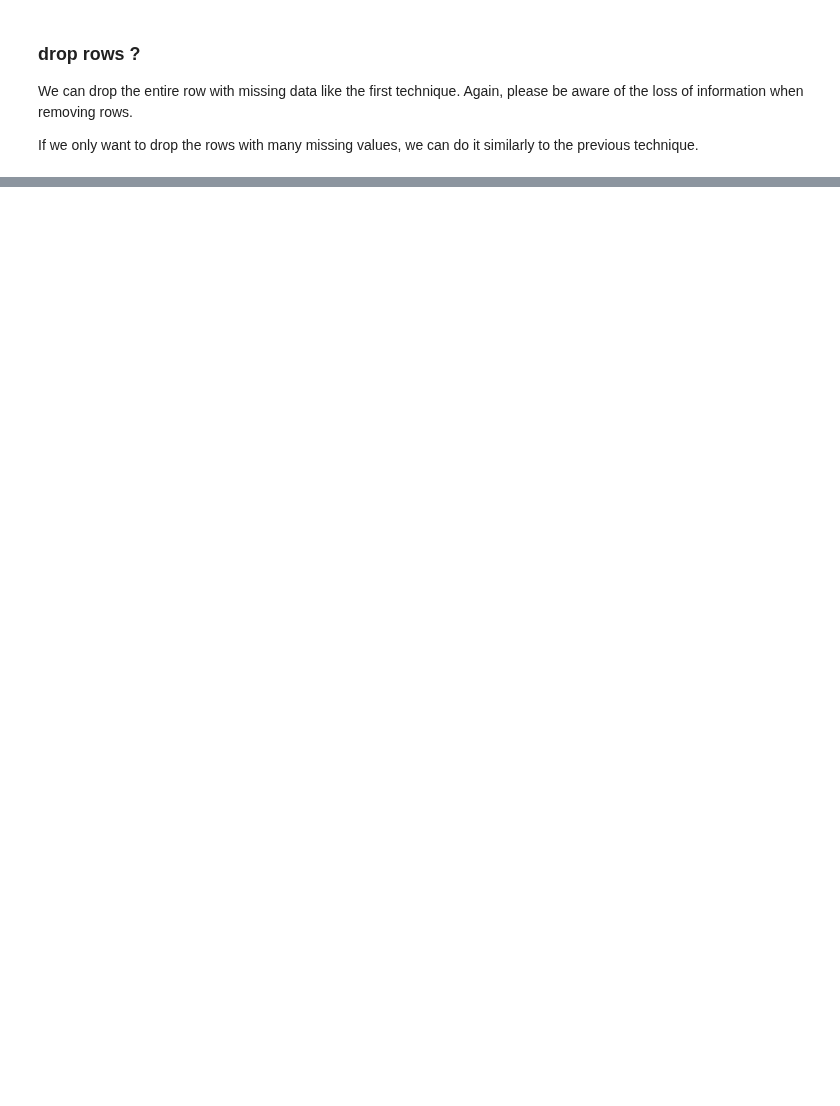
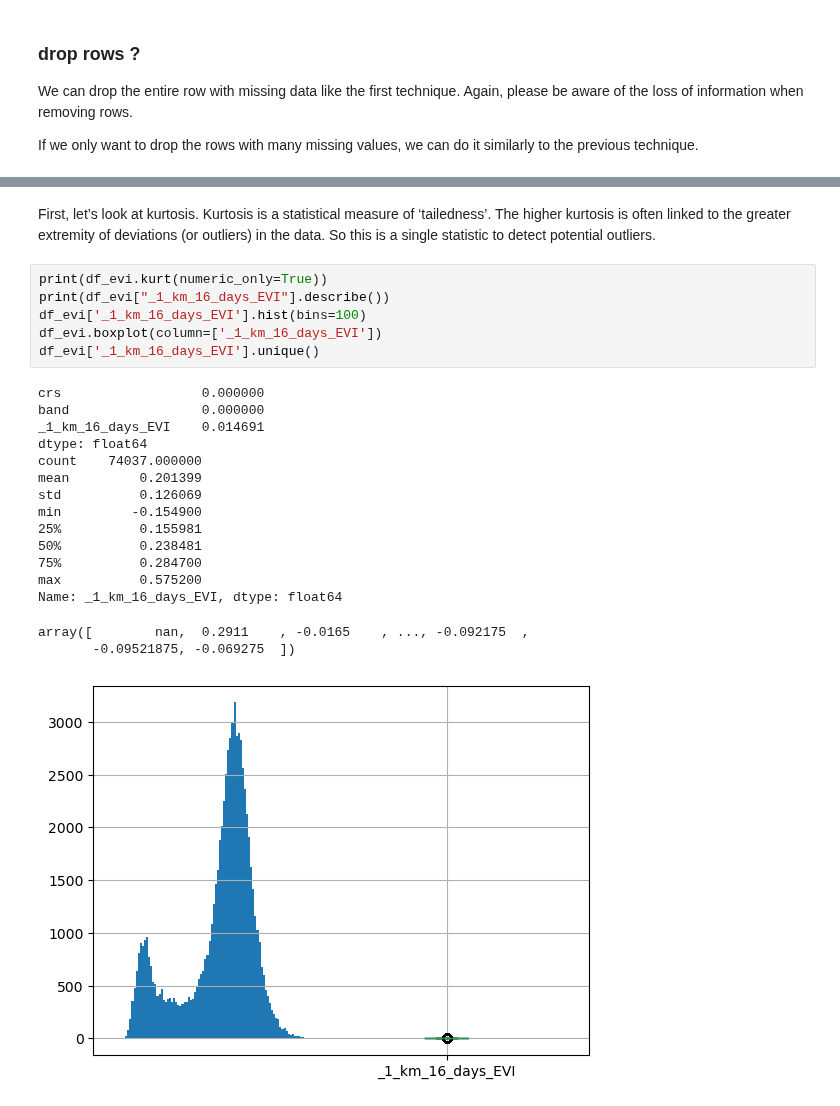
Before and after one commit to Sliders122/wildfire, a Jupyter notebook: src/Pre-Processing_Datacube.ipynb, the cells around one changed output, grey strips where cells are left out. Drawn from its saved outputs; the diff is of its cells as text; blank space fills up the shorter version.

```diff
--- a/src/Pre-Processing_Datacube.ipynb
+++ b/src/Pre-Processing_Datacube.ipynb
@@ -154,0 +244,25 @@ print(f" tha shape of the datacube when we have removed the missing collumn with
+# %% [markdown]
+First, let’s look at kurtosis. Kurtosis is a statistical measure of ‘tailedness’. The higher kurtosis is often linked to the greater extremity of deviations (or outliers) in the data. So this is a single statistic to detect potential outliers.
+# %%
+print(df_evi.kurt(numeric_only=True))
+print(df_evi["_1_km_16_days_EVI"].describe())
+df_evi['_1_km_16_days_EVI'].hist(bins=100)
+df_evi.boxplot(column=['_1_km_16_days_EVI'])
+df_evi['_1_km_16_days_EVI'].unique()
+# %% [output]
+crs                  0.000000
+band                 0.000000
+_1_km_16_days_EVI    0.014691
+dtype: float64
+count    74037.000000
+mean         0.201399
+std          0.126069
+min         -0.154900
+25%          0.155981
+50%          0.238481
+75%          0.284700
+max          0.575200
+Name: _1_km_16_days_EVI, dtype: float64
+array([        nan,  0.2911    , -0.0165    , ..., -0.092175  ,
+       -0.09521875, -0.069275  ])
+[figure, added]
```
Also changed, not shown: parts of 38 cells of this notebook, 1 other file.
